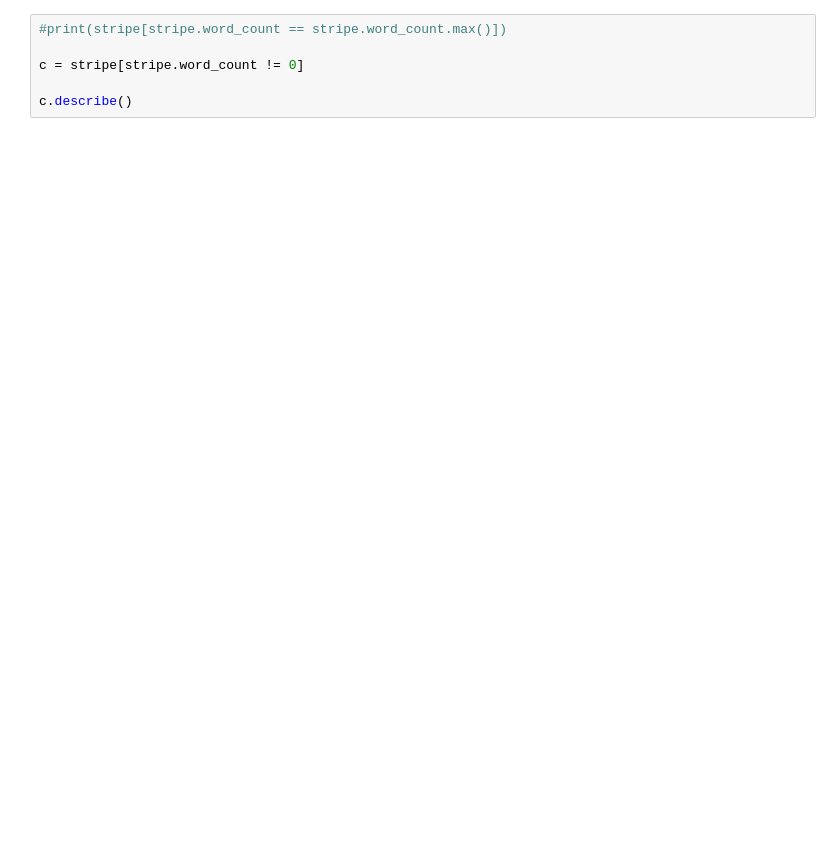
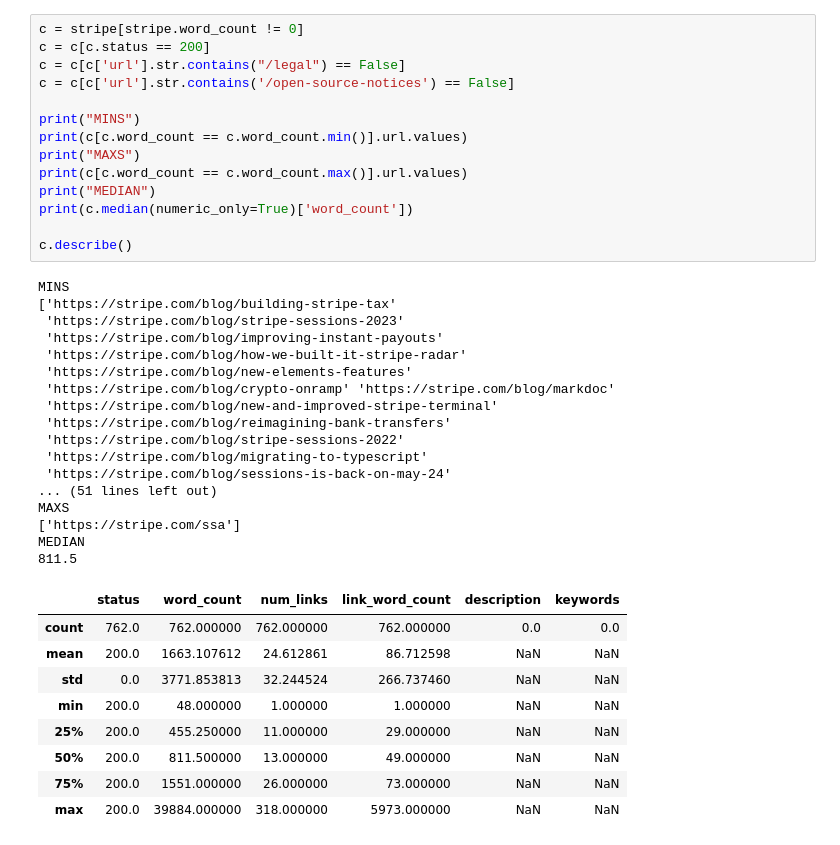
Before and after one commit to autumn-hoerr/audience-classification, a Jupyter notebook: stripe-word-counts.ipynb, the cells around one changed output. Cells and saved outputs as stored; diff of their text form; blank space fills up the shorter version.

Commit message:
expand stripe

```diff
--- a/stripe-word-counts.ipynb
+++ b/stripe-word-counts.ipynb
@@ -146,6 +178,41 @@ stripe.describe()
-# %%
-#print(stripe[stripe.word_count == stripe.word_count.max()])
-
-c = stripe[stripe.word_count != 0]
-
-c.describe()
+# %%
+c = stripe[stripe.word_count != 0]
+c = c[c.status == 200]
+c = c[c['url'].str.contains("/legal") == False]
+c = c[c['url'].str.contains('/open-source-notices') == False]
+
+print("MINS")
+print(c[c.word_count == c.word_count.min()].url.values)
+print("MAXS")
+print(c[c.word_count == c.word_count.max()].url.values)
+print("MEDIAN")
+print(c.median(numeric_only=True)['word_count'])
+
+c.describe()
+# %% [output]
+MINS
+['https://stripe.com/blog/building-stripe-tax'
+ 'https://stripe.com/blog/stripe-sessions-2023'
+ 'https://stripe.com/blog/improving-instant-payouts'
+ 'https://stripe.com/blog/how-we-built-it-stripe-radar'
+ 'https://stripe.com/blog/new-elements-features'
+ 'https://stripe.com/blog/crypto-onramp' 'https://stripe.com/blog/markdoc'
+ 'https://stripe.com/blog/new-and-improved-stripe-terminal'
+ 'https://stripe.com/blog/reimagining-bank-transfers'
+ 'https://stripe.com/blog/stripe-sessions-2022'
+ 'https://stripe.com/blog/migrating-to-typescript'
+ 'https://stripe.com/blog/sessions-is-back-on-may-24'
+... (51 lines left out)
+MAXS
+['https://stripe.com/ssa']
+MEDIAN
+811.5
+|  | status | word_count | num_links | link_word_count | description | keywords |
+| count | 762.0 | 762.000000 | 762.000000 | 762.000000 | 0.0 | 0.0 |
+| mean | 200.0 | 1663.107612 | 24.612861 | 86.712598 | NaN | NaN |
+| std | 0.0 | 3771.853813 | 32.244524 | 266.737460 | NaN | NaN |
+| min | 200.0 | 48.000000 | 1.000000 | 1.000000 | NaN | NaN |
+| 25% | 200.0 | 455.250000 | 11.000000 | 29.000000 | NaN | NaN |
+| 50% | 200.0 | 811.500000 | 13.000000 | 49.000000 | NaN | NaN |
+| 75% | 200.0 | 1551.000000 | 26.000000 | 73.000000 | NaN | NaN |
+| max | 200.0 | 39884.000000 | 318.000000 | 5973.000000 | NaN | NaN |
```
Also changed, not shown: parts of 6 cells of this notebook.
